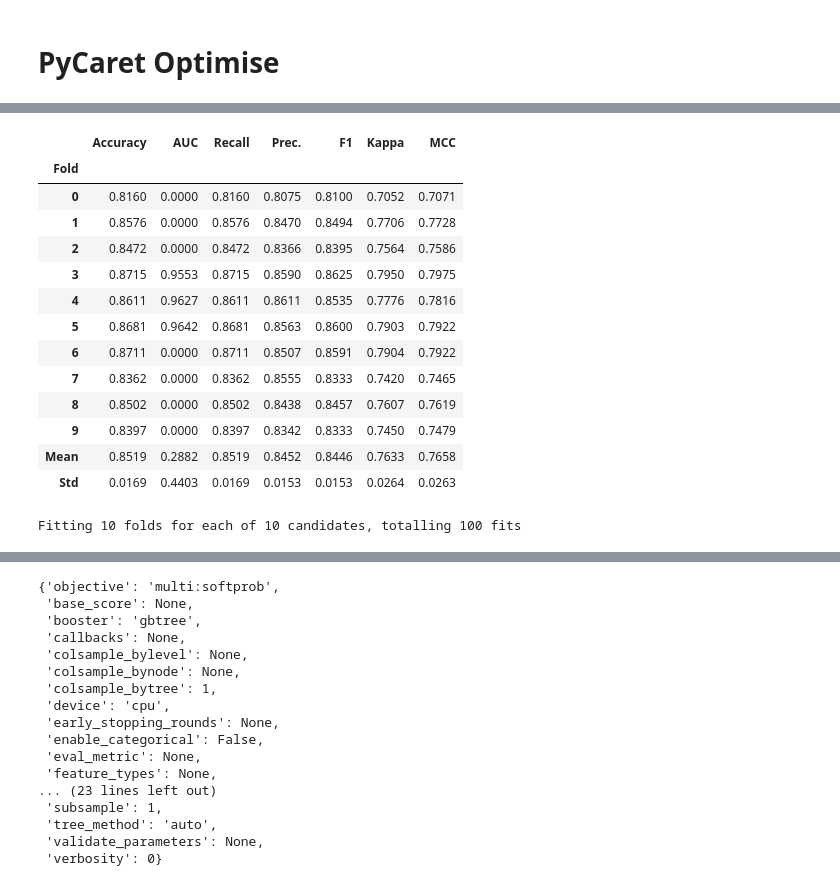
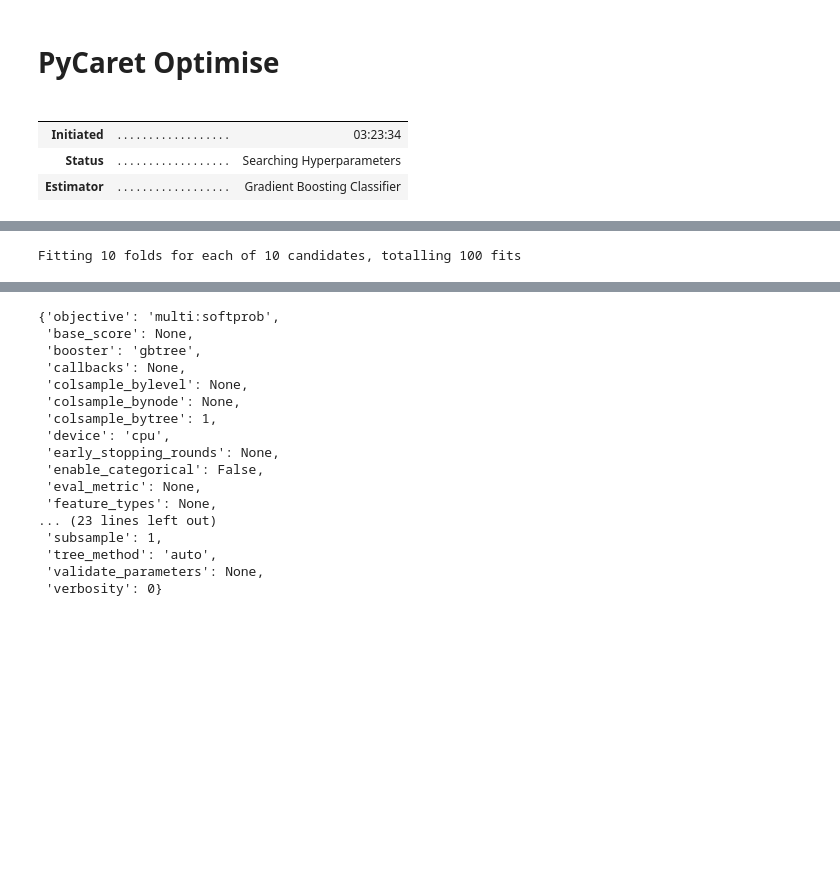
Before and after one commit to jonathano88/Data, a Jupyter notebook: analysis.ipynb, the cells around one changed output, grey strips where cells are left out. Saved outputs shown, nothing was run; the diff lists cells and outputs as text; code cells hidden in the pictures; blank space fills up the shorter version.

```diff
--- a/analysis.ipynb
+++ b/analysis.ipynb
@@ -1047,21 +1047,12 @@ for m in [
 # %% [markdown]
 # PyCaret Optimise
 # %%
-tuned_model = tune_model(model[3])
+tuned_model = tune_model(model[1])
 # %% [output]
+|  |  |  |
+|  |  |  |
+| Initiated | . . . . . . . . . . . . . . . . . . | 03:23:34 |
+| Status | . . . . . . . . . . . . . . . . . . | Searching Hyperparameters |
+| Estimator | . . . . . . . . . . . . . . . . . . | Gradient Boosting Classifier |
 [interactive output not drawn]
-|  | Accuracy | AUC | Recall | Prec. | F1 | Kappa | MCC |
-| Fold |  |  |  |  |  |  |  |
-| 0 | 0.8160 | 0.0000 | 0.8160 | 0.8075 | 0.8100 | 0.7052 | 0.7071 |
-| 1 | 0.8576 | 0.0000 | 0.8576 | 0.8470 | 0.8494 | 0.7706 | 0.7728 |
-| 2 | 0.8472 | 0.0000 | 0.8472 | 0.8366 | 0.8395 | 0.7564 | 0.7586 |
-| 3 | 0.8715 | 0.9553 | 0.8715 | 0.8590 | 0.8625 | 0.7950 | 0.7975 |
-| 4 | 0.8611 | 0.9627 | 0.8611 | 0.8611 | 0.8535 | 0.7776 | 0.7816 |
-| 5 | 0.8681 | 0.9642 | 0.8681 | 0.8563 | 0.8600 | 0.7903 | 0.7922 |
-| 6 | 0.8711 | 0.0000 | 0.8711 | 0.8507 | 0.8591 | 0.7904 | 0.7922 |
-| 7 | 0.8362 | 0.0000 | 0.8362 | 0.8555 | 0.8333 | 0.7420 | 0.7465 |
-| 8 | 0.8502 | 0.0000 | 0.8502 | 0.8438 | 0.8457 | 0.7607 | 0.7619 |
-| 9 | 0.8397 | 0.0000 | 0.8397 | 0.8342 | 0.8333 | 0.7450 | 0.7479 |
-| Mean | 0.8519 | 0.2882 | 0.8519 | 0.8452 | 0.8446 | 0.7633 | 0.7658 |
-| Std | 0.0169 | 0.4403 | 0.0169 | 0.0153 | 0.0153 | 0.0264 | 0.0263 |
 Fitting 10 folds for each of 10 candidates, totalling 100 fits
```
Also changed, not shown: parts of 2 cells of this notebook.
